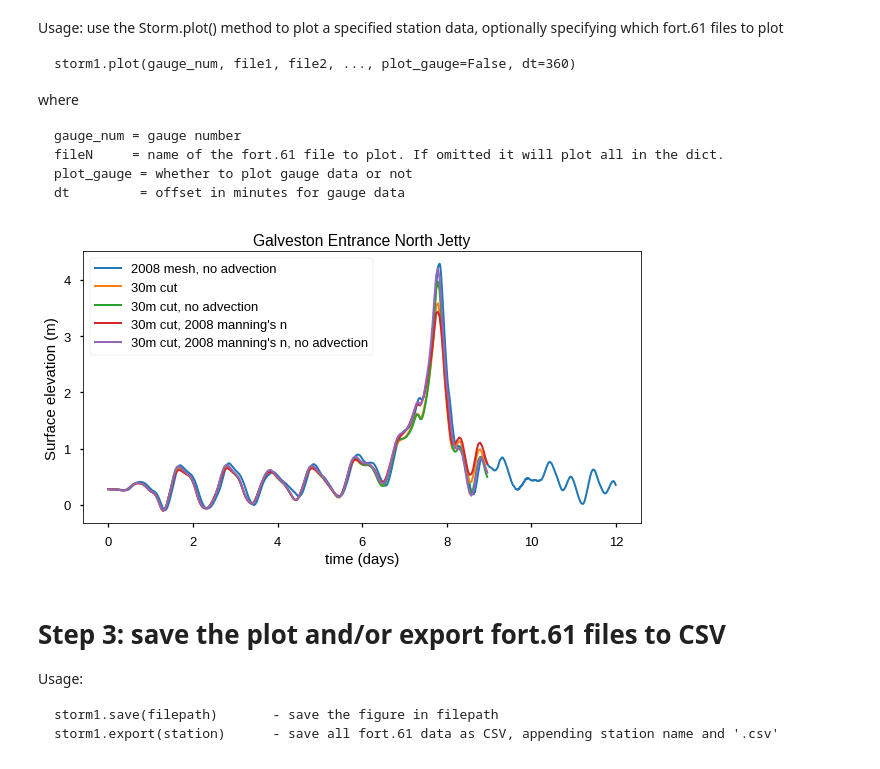
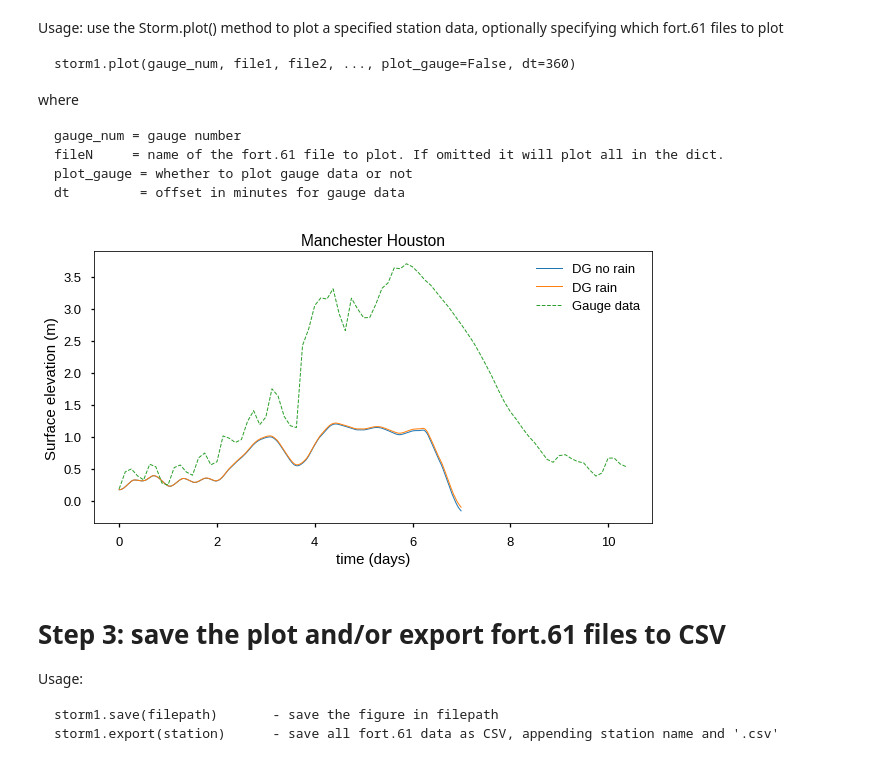
Before and after one commit to namo626/plot61, a Jupyter notebook: plot61.ipynb, the cells around one changed output. Drawn from its saved outputs; the diff is of its cells as text; code cells hidden in the pictures.

```diff
--- a/plot61.ipynb
+++ b/plot61.ipynb
@@ -134,8 +151,22 @@ gauges1 = {
     59: ("viola", "Viola Turning Basin"),
     40: ("baffin_bay", "Baffin Bay"),
     48: ("manchester", "Manchester Houston"),
-    4: ("rockport", "Rockport")
+    4: ("rockport", "Rockport"),
+    57: ("sargent", "Sargent"),
+    44: ("matagorda", "Matagorda"),
+    47: ("san_luis", "San Luis Pass"),
+    1: ("morgans_point", "Morgans Point"),
+    45: ("aransas_wildlife", "Aransas Wildlife Refuge"),
+    8: ("calcasieu_pass", "Calcasieu Pass"),
+    196: ("port_fourchon", "Port Fourchon"),
+    169: ("pilots", "Pilots Station"),
+    199: ("freshwater_canal", "Freshwater Canal Locks"),
+    41: ("sabine_pass", "Texas Point, Sabine Pass"),
+    197: ("amerada_pass", "LAWMA, Amerada Pass"),
+    50: ("rollover_pass", "Rollover Pass"),
+    193: ("shell_beach", "Shell Beach")
 }
+
 
 # Neches
 gauges2 = {
@@ -175,7 +206,9 @@ harvey_rain = Storm('/workspace/Harvey-rain',
                     "fort.61.norain": "DG no rain",
                     "fort.61.adc": "ADCIRC",
                     "fort.61.2008.storm": "2008 mesh",
-                    "fort.61.adc.storm": "ADCIRC (no spinup)"},
+                    "fort.61.adc.storm": "ADCIRC (no spinup)",
+                    "fort.61.2008.norain": "2008 mesh",
+                    "fort.61.2008.rain": "2008 mesh + rain"},
                    gauges1)
 harvey_spinup = Storm('workspace/Harvey-rain/spinup',
                      {"fort.61.2008.spinup": "2008 spinup, LLF flux",
@@ -183,9 +216,12 @@ harvey_spinup = Storm('workspace/Harvey-rain/spinup',
                       "fort.61.2008.spinup2": "2008 spinup 2",
                      "fort.61.adc": "120m spinup, ADCIRC"},
                      gauges1)
-musikal = Storm('workspace/musikal',
+musikal = Storm('/workspace/musikal',
                {"fort.61": "Tides only"},
                gauges1)
+marite_rain = Storm('/workspace/marite-rain',
+                   {"fort.61.rain": "ADCIRC + rain on wet elements"},
+                   gauges1)
 # %% [markdown]
 # Step 2: Plot the data
 Usage: use the Storm.plot() method to plot a specified station data, optionally specifying which fort.61 files to plot
@@ -199,12 +235,14 @@ where
     plot_gauge = whether to plot gauge data or not
     dt         = offset in minutes for gauge data
 # %%
-#harvey_rain.plot(33, "fort.61.norain","fort.61.2008.storm",plot_gauge=True)
-ike30m.plot(52,"fort.61.2008","fort.61.adv","fort.61.noadv","fort.61.v5","fort.61.v5.noadv",plot_gauge=False,dt=360)
+harvey_rain.plot(48, "fort.61.norain","fort.61.rain",plot_gauge=True)
+#ike30m.plot(197,"fort.61.2008","fort.61.adv","fort.61.noadv","fort.61.v5","fort.61.v5.noadv",plot_gauge=True,dt=360,
+           #timeframe=[6,8.5])
 #harvey_spinup.plot(161,"fort.61.2008.spinup2",offset=0)
 #musikal.plot(3)
+#marite_rain.plot(44)
 # %% [output]
-[figure, old version]
+[figure, new version]
 # %% [markdown]
 # Step 3: save the plot and/or export fort.61 files to CSV
 Usage:
```
Also changed, not shown: parts of 7 cells of this notebook, 9 other files.
